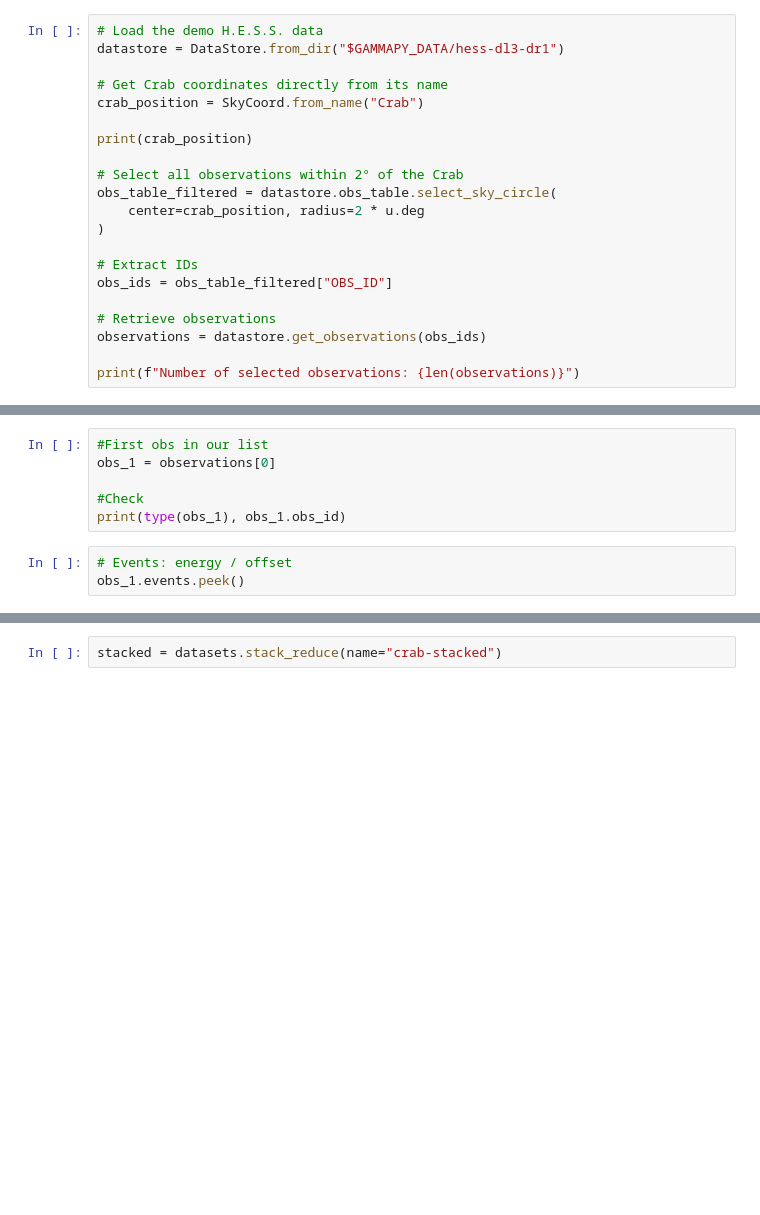
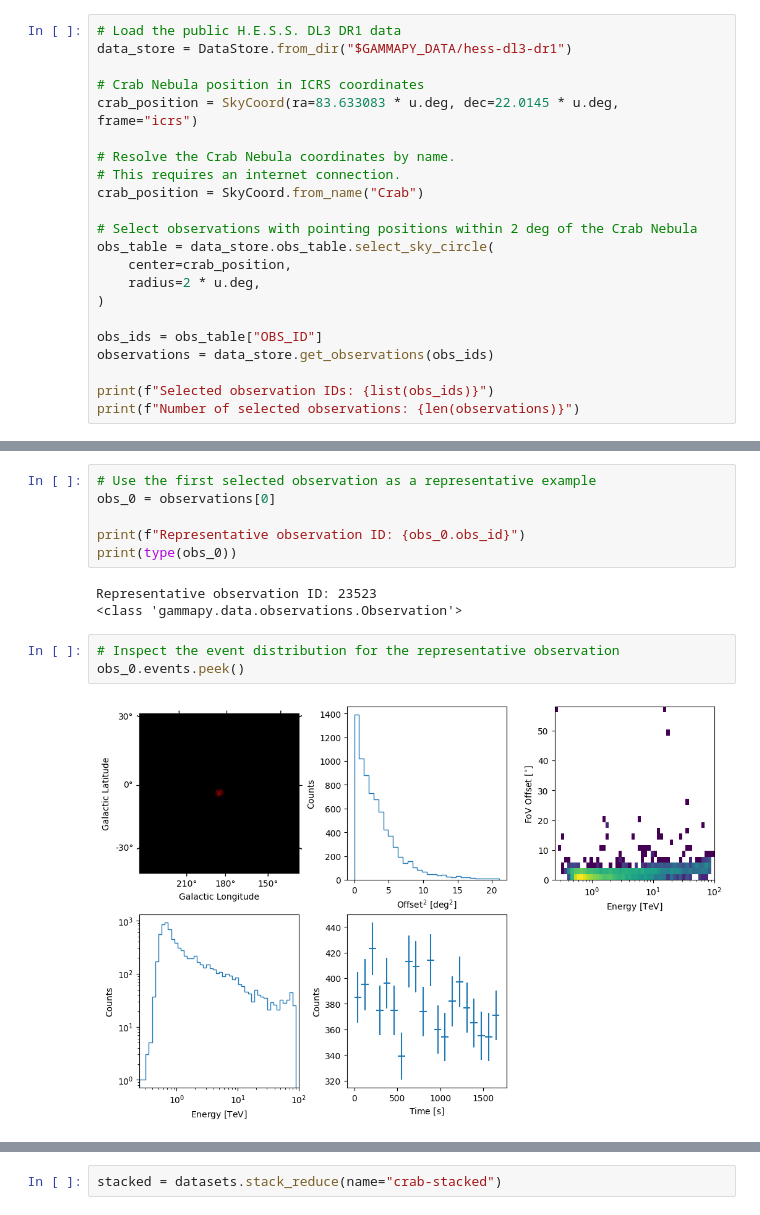
Before and after one commit to juliagouveamamprim/gamma-ray-analysis-with-gammapy, a Jupyter notebook: notebooks/01_1d_point_source_analysis.ipynb, the cells around one changed output, grey strips where cells are left out. Drawn from its saved outputs; the diff is of its cells as text; blank space fills up the shorter version.

Commit message:
Revise 1D point-source tutorial

```diff
--- a/notebooks/01_1d_point_source_analysis.ipynb
+++ b/notebooks/01_1d_point_source_analysis.ipynb
@@ -47,21 +55,22 @@ The Crab is included with 4 observations.
 # %%
-# Load the demo H.E.S.S. data
-datastore = DataStore.from_dir("$GAMMAPY_DATA/hess-dl3-dr1")
+# Load the public H.E.S.S. DL3 DR1 data
+data_store = DataStore.from_dir("$GAMMAPY_DATA/hess-dl3-dr1")
 
-# Get Crab coordinates directly from its name
+# Crab Nebula position in ICRS coordinates
+crab_position = SkyCoord(ra=83.633083 * u.deg, dec=22.0145 * u.deg, frame="icrs")
+
+# Resolve the Crab Nebula coordinates by name.
+# This requires an internet connection.
 crab_position = SkyCoord.from_name("Crab")
 
-print(crab_position)
-
-# Select all observations within 2° of the Crab
-obs_table_filtered = datastore.obs_table.select_sky_circle(
-    center=crab_position, radius=2 * u.deg
+# Select observations with pointing positions within 2 deg of the Crab Nebula
+obs_table = data_store.obs_table.select_sky_circle(
+    center=crab_position,
+    radius=2 * u.deg,
 )
 
-# Extract IDs
-obs_ids = obs_table_filtered["OBS_ID"]
+obs_ids = obs_table["OBS_ID"]
+observations = data_store.get_observations(obs_ids)
 
-# Retrieve observations
-observations = datastore.get_observations(obs_ids)
-
+print(f"Selected observation IDs: {list(obs_ids)}")
 print(f"Number of selected observations: {len(observations)}")
@@ -87,10 +117,15 @@ We’ll pick the observation whose pointing is **closest to the Crab** (smallest
 # %%
-#First obs in our list
-obs_1 = observations[0]
+# Use the first selected observation as a representative example
+obs_0 = observations[0]
 
-#Check
-print(type(obs_1), obs_1.obs_id)
+print(f"Representative observation ID: {obs_0.obs_id}")
+print(type(obs_0))
+# %% [output]
+Representative observation ID: 23523
+<class 'gammapy.data.observations.Observation'>
 # %%
-# Events: energy / offset
-obs_1.events.peek()
+# Inspect the event distribution for the representative observation
+obs_0.events.peek()
+# %% [output]
+[figure, added]
 # %%
```
Also changed, not shown: parts of 82 cells of this notebook, 1 other file.
